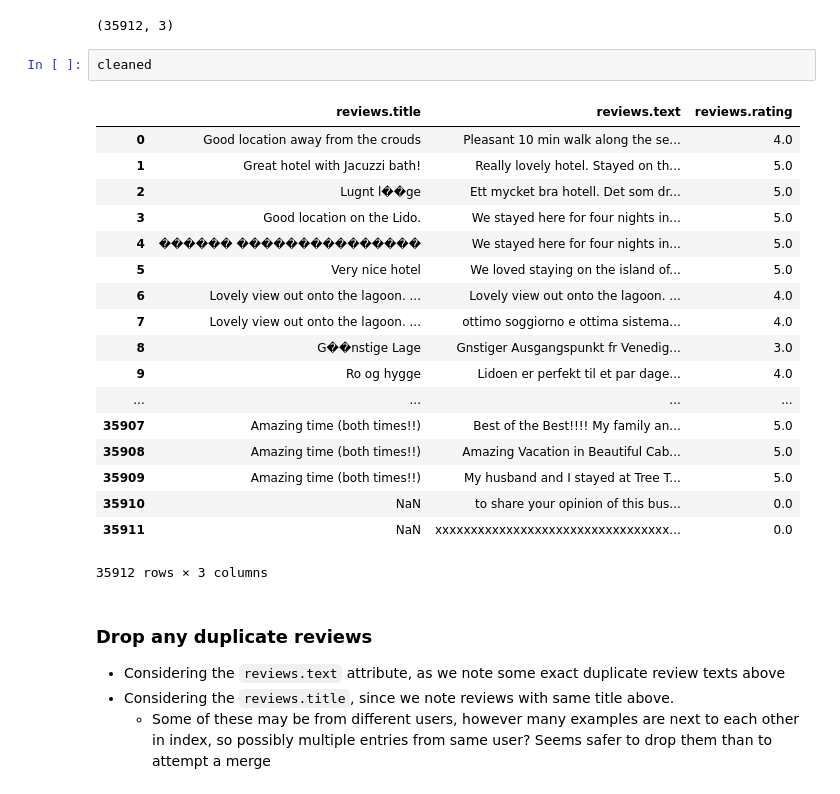
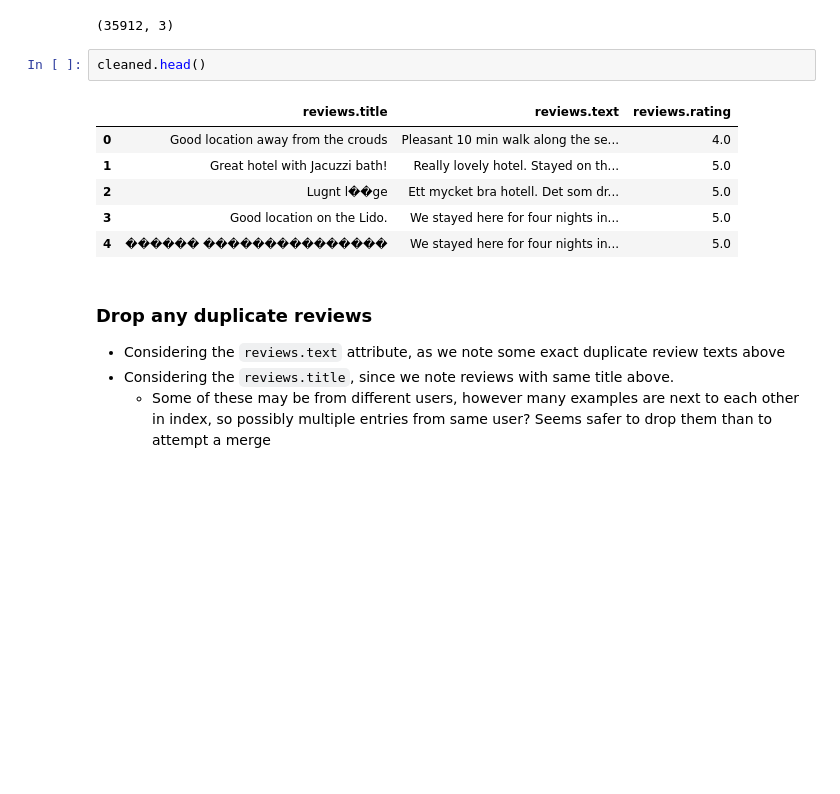
Before and after one commit to rtjfarrimond/hotel-review-embedding, a Jupyter notebook: Train and evaluate model.ipynb, the cells around one changed output. Saved outputs shown, nothing was run; the diff lists cells and outputs as text; blank space fills up the shorter version.

```diff
--- a/Train and evaluate model.ipynb
+++ b/Train and evaluate model.ipynb
@@ -103,26 +94,14 @@ cleaned.shape
 # %% [output]
 (35912, 3)
 # %%
-cleaned
+cleaned.head()
 # %% [output]
 |  | reviews.title | reviews.text | reviews.rating |
 | 0 | Good location away from the crouds | Pleasant 10 min walk along the se... | 4.0 |
 | 1 | Great hotel with Jacuzzi bath! | Really lovely hotel. Stayed on th... | 5.0 |
 | 2 | Lugnt l��ge | Ett mycket bra hotell. Det som dr... | 5.0 |
 | 3 | Good location on the Lido. | We stayed here for four nights in... | 5.0 |
 | 4 | ������ ��������������� | We stayed here for four nights in... | 5.0 |
-| 5 | Very nice hotel | We loved staying on the island of... | 5.0 |
-| 6 | Lovely view out onto the lagoon. ... | Lovely view out onto the lagoon. ... | 4.0 |
-| 7 | Lovely view out onto the lagoon. ... | ottimo soggiorno e ottima sistema... | 4.0 |
-| 8 | G��nstige Lage | Gnstiger Ausgangspunkt fr Venedig... | 3.0 |
-| 9 | Ro og hygge | Lidoen er perfekt til et par dage... | 4.0 |
-| ... | ... | ... | ... |
-| 35907 | Amazing time (both times!!) | Best of the Best!!!! My family an... | 5.0 |
-| 35908 | Amazing time (both times!!) | Amazing Vacation in Beautiful Cab... | 5.0 |
-| 35909 | Amazing time (both times!!) | My husband and I stayed at Tree T... | 5.0 |
-| 35910 | NaN | to share your opinion of this bus... | 0.0 |
-| 35911 | NaN | xxxxxxxxxxxxxxxxxxxxxxxxxxxxxxxxx... | 0.0 |
-35912 rows × 3 columns
 # %% [markdown]
 ### Drop any duplicate reviews
 - Considering the `reviews.text` attribute, as we note some exact duplicate review texts above
```
Also changed, not shown: parts of 23 cells of this notebook, 6 other files.
